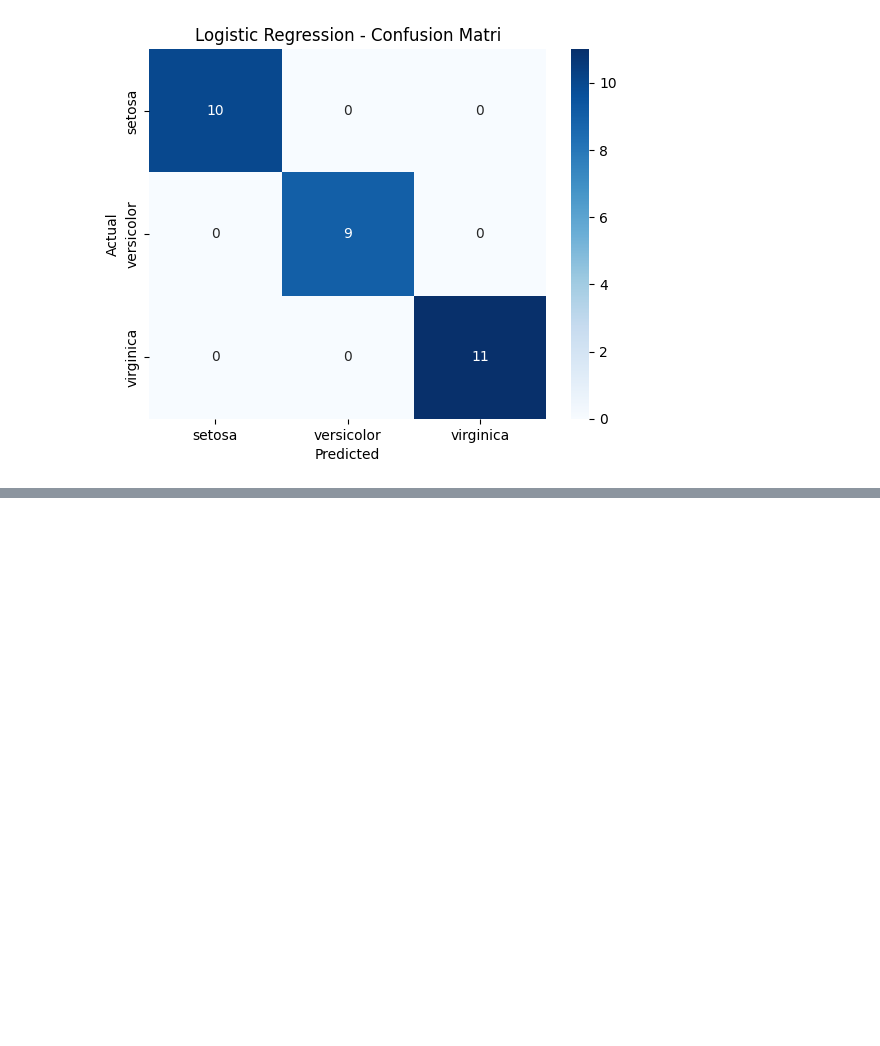
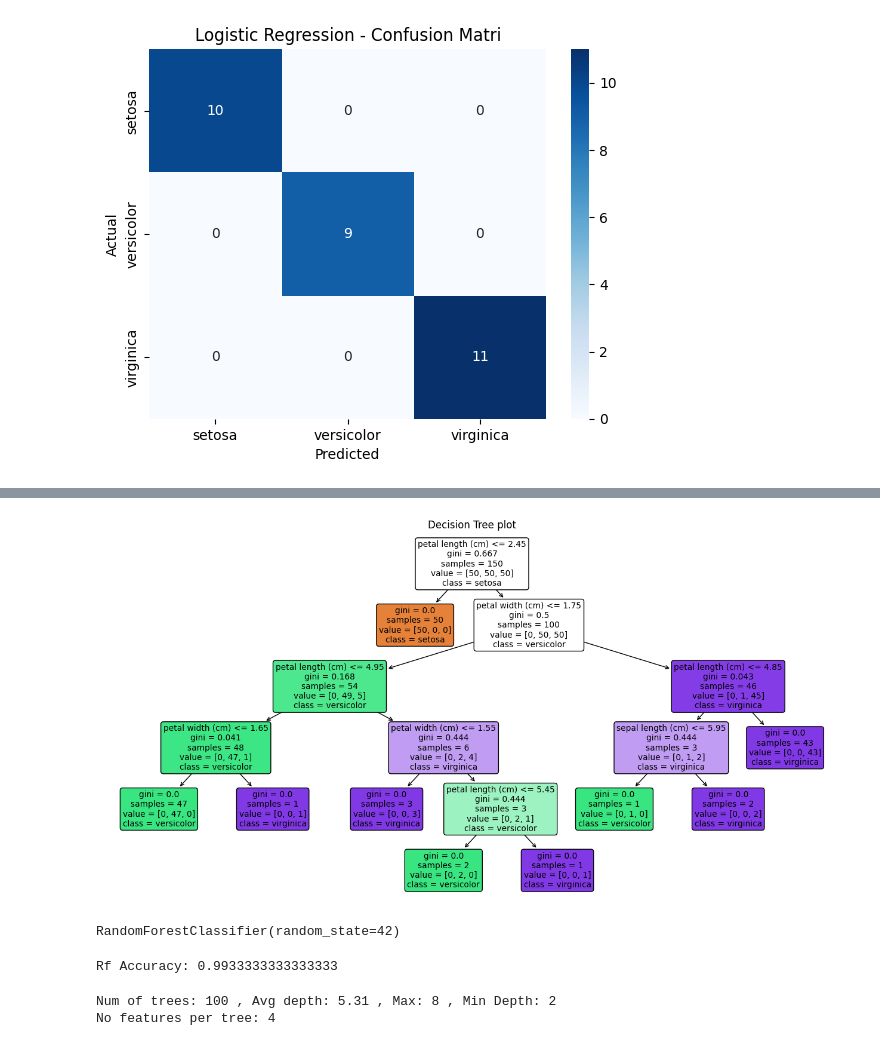
Before and after one commit to gokulsukesan/ai-solution-architect-transition, a Jupyter notebook: month1_core_ml/notebooks/ml_basics.ipynb, the cells around one changed output, grey strips where cells are left out. Saved outputs shown, nothing was run; the diff lists cells and outputs as text; code cells hidden in the pictures; blank space fills up the shorter version.

Commit message:
Completed ecision Tree and Random Forest implementations

```diff
--- a/month1_core_ml/notebooks/ml_basics.ipynb
+++ b/month1_core_ml/notebooks/ml_basics.ipynb
@@ -218,0 +221,9 @@ plt.show()
+# %%
+## 🌳 Decision Tree Classifier (Iris Dataset)
+from sklearn.datasets import load_iris
+from sklearn.tree import DecisionTreeClassifier, plot_tree
+from sklearn.metrics import accuracy_score
+import matplotlib.pyplot as plt
+
+iris = load_iris(as_frame = True)
+X, y = iris.data, iris.target
@@ -218,0 +248,6 @@ plt.show()
+# %%
+clf = DecisionTreeClassifier(max_depth = 5, random_state = 42)
+clf.fit(X, y)
+
+y_pred = clf.predict(X)
+print("Trainint accuracy:", accuracy_score(y_pred, y))
@@ -218,0 +323,42 @@ plt.show()
+# %%
+plt.figure(figsize=(16,8))
+plot_tree(
+    clf
+    , filled = True
+    , rounded = True
+    , feature_names = iris.feature_names
+    , class_names = iris.target_names
+)
+plt.title("Decision Tree plot")
+plt.show()
+# %% [output]
+[figure, added]
+# %%
+## Random forest
+
+from sklearn.ensemble import RandomForestClassifier
+from sklearn.metrics import confusion_matrix, accuracy_score
+import seaborn as sns
+import matplotlib.pyplot as plt
+
+rf = RandomForestClassifier(n_estimators=100, random_state=42)
+rf.fit(X, y)
+# %% [output]
+RandomForestClassifier(random_state=42)
+# %%
+y_pred_rf = rf.predict(X)
+print("Rf Accuracy:", accuracy_score(y_pred_rf,y))
+# %% [output]
+Rf Accuracy: 0.9933333333333333
+# %%
+#print(rf.estimators_)
+#for estimator in rf.estimators_:
+#    print (type(estimator))
+max_depth= [estimator.tree_.max_depth for estimator in rf.estimators_]
+print("Num of trees:", len(max_depth), ", Avg depth:", sum(max_depth)/len(max_depth), ", Max:", max(max_depth), ", Min Depth:", min(max_depth))
+
+
+print("No features per tree:", rf.n_features_in_)
+# %% [output]
+Num of trees: 100 , Avg depth: 5.31 , Max: 8 , Min Depth: 2
+No features per tree: 4
```
Also changed, not shown: parts of 11 cells of this notebook.
